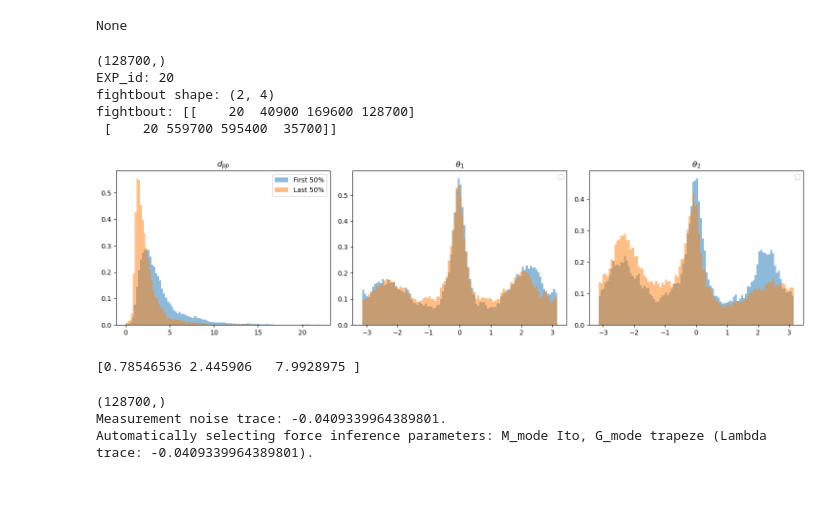
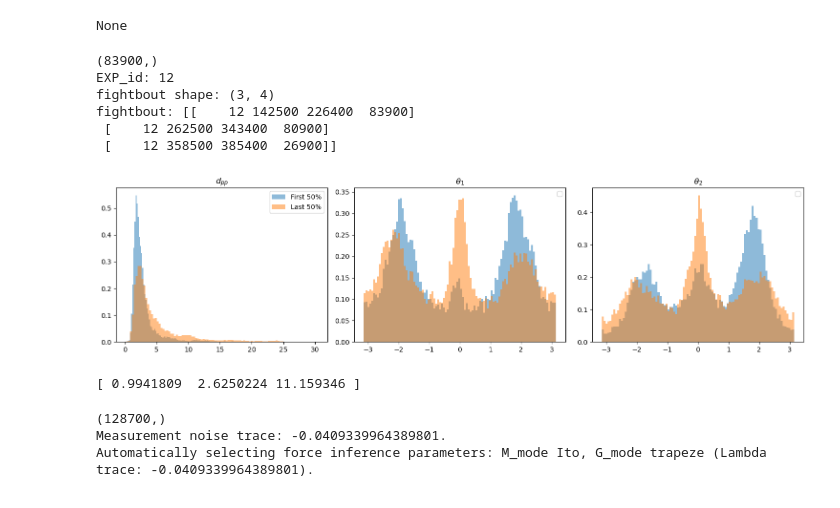
Before and after one commit to Marindevandijk/Thesis-clean, a Jupyter notebook: notebook_exploratory/01_overdamped_exploration.ipynb, the cells around one changed output. Drawn from its saved outputs; the diff is of its cells as text; code cells hidden in the pictures.

```diff
--- a/notebook_exploratory/01_overdamped_exploration.ipynb
+++ b/notebook_exploratory/01_overdamped_exploration.ipynb
@@ -286,7 +286,7 @@ def Run_Force_inference(X,time_idx,K,M,lam):
 #path = "/Users/marindevandijk/Documents/CLS 2025/Thesis/Coding/ZebraFish_project/Data/tracking_results/FishTank20200527_152401_tracking_results.h5" #exp17
 #path = "/Users/marindevandijk/Documents/CLS 2025/Thesis/Coding/ZebraFish_project/Data/tracking_results/FishTank20200824_151740_tracking_results.h5" #exp18
 #path = "/Users/marindevandijk/Documents/CLS 2025/Thesis/Coding/ZebraFish_project/Data/tracking_results/FishTank20200828_155504_tracking_results.h5" #exp 19
-path = "/Users/marindevandijk/Documents/CLS 2025/Thesis/Coding/ZebraFish_project/Data/tracking_results/FishTank20200902_160124_tracking_results.h5" #exp 20
+#path = "/Users/marindevandijk/Documents/CLS 2025/Thesis/Coding/ZebraFish_project/Data/tracking_results/FishTank20200902_160124_tracking_results.h5" #exp 20
 X_coordinates, fightbout = prepare_data(path,0,True)
 dpp,theta1,theta2 = calculate_variables(X_coordinates[:,:,:,:])
 print(dpp.shape)
@@ -316,40 +316,41 @@ axs[0].hist(dpp_15, bins=100, alpha=0.5,density = True, label='Last 50%')
 axs[0].set_title(r'$d_{pp}$')
 axs[0].legend()
 
 # Theta 1
 axs[1].hist(thetai_85, bins=100, alpha=0.5,density = True)
 axs[1].hist(thetai_15, bins=100, alpha=0.5, density = True)
 
 #axs[1].hist(thetai_15, bins=80, alpha=0.5, density = True,label='last 15%')
 
 axs[1].set_title(r"$\theta_1$")
 axs[1].legend()
 # Theta 2
 axs[2].hist(thetaj_85, bins=100, alpha=0.5, density = True)
 axs[2].hist(thetaj_15, bins=100, alpha=0.5,density = True)
 
 #axs[2].hist(thetaj_15, bins=80, alpha=0.5,density = True, label='last 15%')
 
 axs[2].set_title(r"$\theta_2$")
 axs[2].legend()
 
 plt.tight_layout()
 save_path = "Exploratory_Figures"
 os.makedirs(save_path, exist_ok=True)
 #plt.savefig(f"{save_path}/Real_distributions/exp19_fight1.png", dpi=300)
 plt.show()
 
 q1, q60, q98 = np.percentile(d_pp_c, [1, 50, 95])
 lam_common = jnp.array([q1, q60, q98])
 print(lam_common)
 # %% [output]
-(128700,)
-EXP_id: 20
-fightbout shape: (2, 4)
-fightbout: [[    20  40900 169600 128700]
- [    20 559700 595400  35700]]
+(83900,)
+EXP_id: 12
+fightbout shape: (3, 4)
+fightbout: [[    12 142500 226400  83900]
+ [    12 262500 343400  80900]
+ [    12 358500 385400  26900]]
-[figure, old version]
+[figure, new version]
-[0.78546536 2.445906   7.9928975 ]
+[ 0.9941809  2.6250224 11.159346 ]
 # %%
 #path = "/Users/marindevandijk/Documents/CLS 2025/Thesis/Coding/ZebraFish_project/Data/tracking_results/FishTank20200525_161602_tracking_results.h5"
 #d_pp,theta_i,theta_j = calculate_variables(prepare_data(path,True))
```
Also changed, not shown: parts of 2 cells of this notebook, 12 other files.
